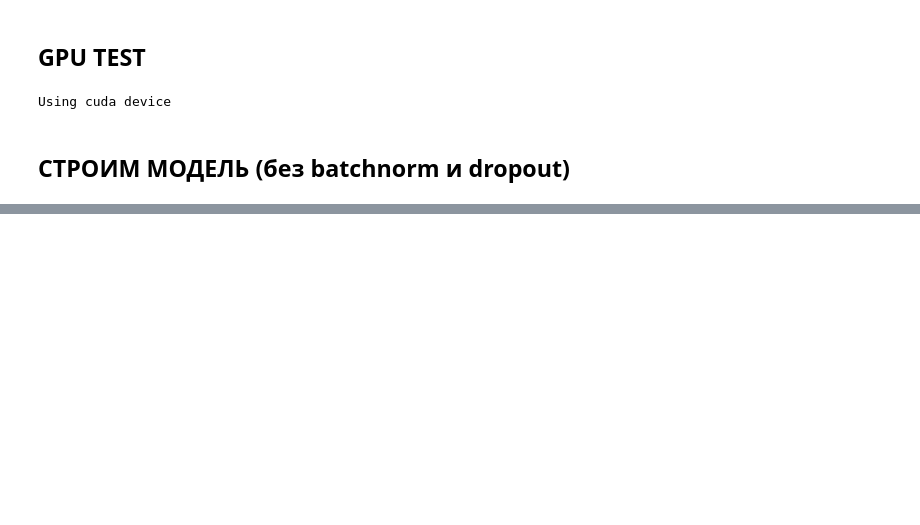
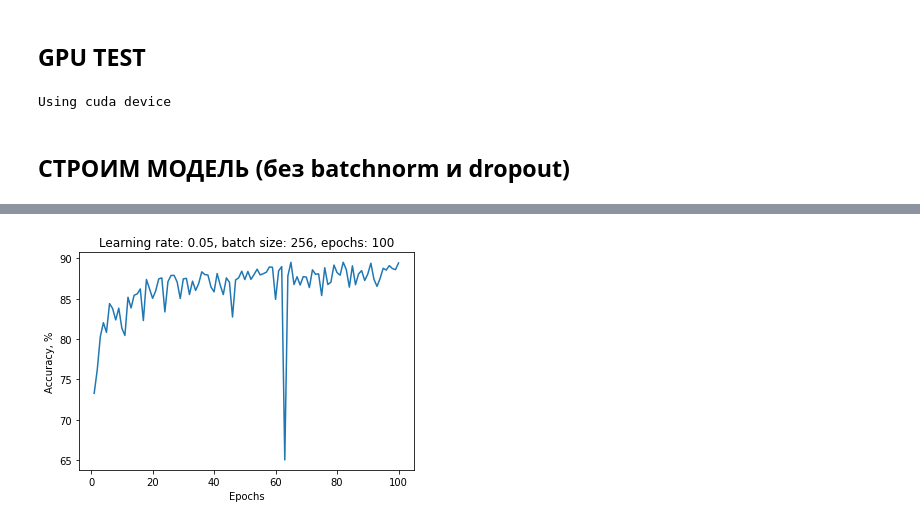
Before and after one commit to vokashlob/OTUS, a Jupyter notebook: OTUS_overfitting_homework.ipynb, the cells around one changed output, grey strips where cells are left out. Cells and saved outputs as stored; diff of their text form; code cells hidden in the pictures; blank space fills up the shorter version.

```diff
--- a/OTUS_overfitting_homework.ipynb
+++ b/OTUS_overfitting_homework.ipynb
@@ -221,0 +211,9 @@ Test Error:
+# %%
+plt.clf()
+plt.plot(range(1, len(test_log)+1), [i[1]/100 for i in test_log], label='Accuracy')
+plt.xlabel('Epochs')
+plt.ylabel('Accuracy, %')
+plt.title(f'Learning rate: {learning_rate}, batch size: {batch_size}, epochs: {epochs}')
+plt.show();
+# %% [output]
+[figure, added]
```
Also changed, not shown: parts of 10 cells of this notebook.
